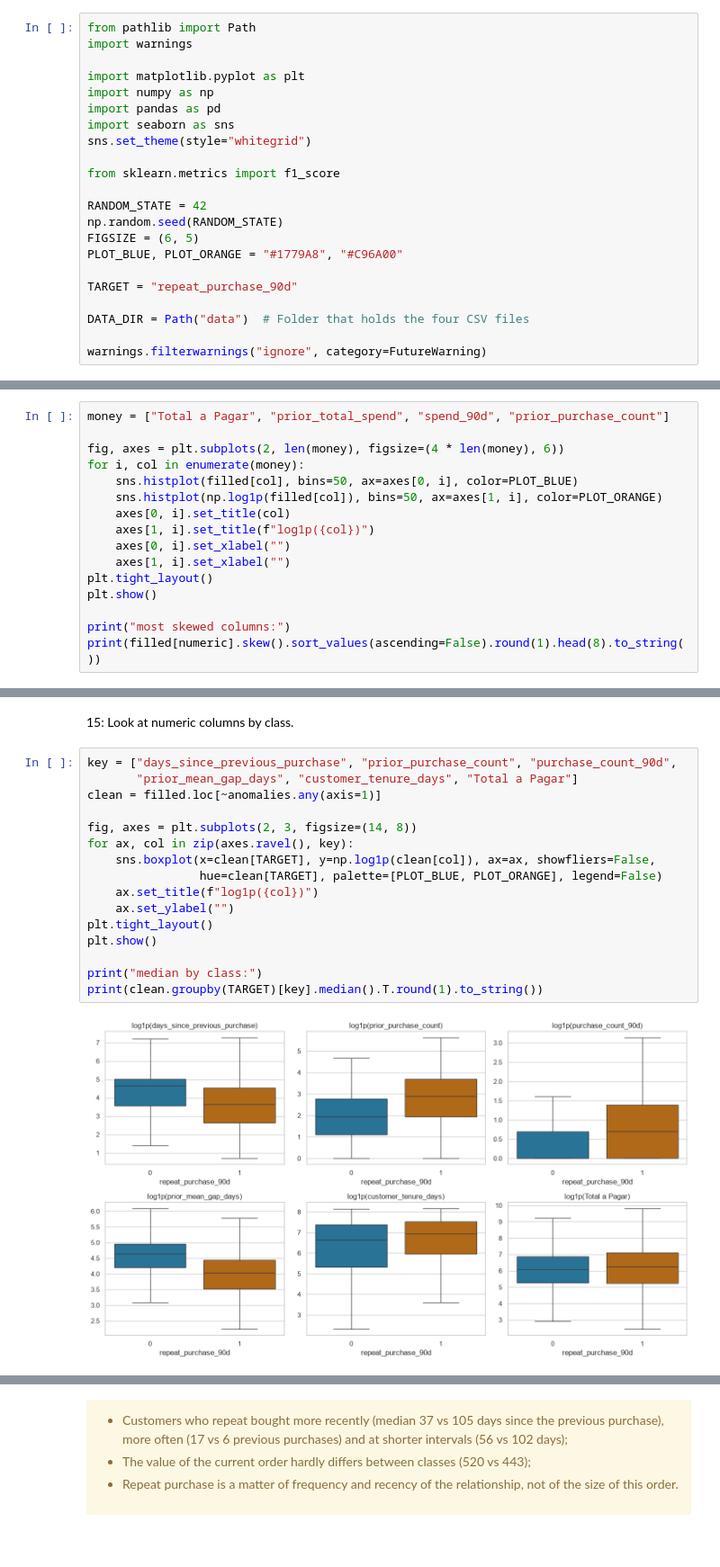
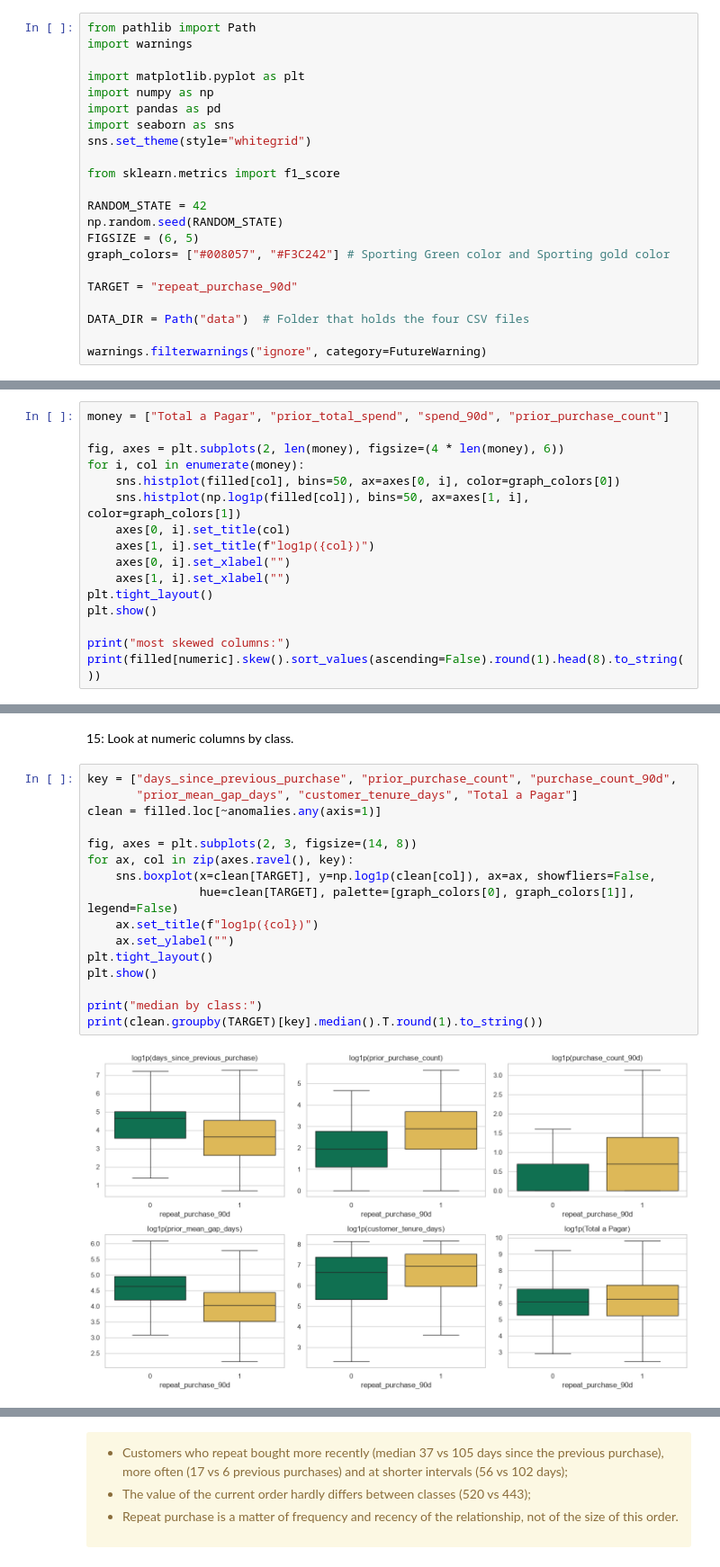
Before and after one commit to jfmenezes/Projeto-Machine-Learning, a Jupyter notebook: Notebook/Homework_Group34.ipynb, the cells around one changed output, grey strips where cells are left out. Shown at 90% size. Cells and saved outputs as stored; diff of their text form.

```diff
--- a/Notebook/Homework_Group34.ipynb
+++ b/Notebook/Homework_Group34.ipynb
@@ -30,7 +30,7 @@ from sklearn.metrics import f1_score
 RANDOM_STATE = 42
 np.random.seed(RANDOM_STATE)
 FIGSIZE = (6, 5)
-PLOT_BLUE, PLOT_ORANGE = "#1779A8", "#C96A00"
+graph_colors= ["#008057", "#F3C242"] # Sporting Green color and Sporting gold color
 
 TARGET = "repeat_purchase_90d"
 
@@ -508,8 +508,8 @@ money = ["Total a Pagar", "prior_total_spend", "spend_90d", "prior_purchase_coun
 
 fig, axes = plt.subplots(2, len(money), figsize=(4 * len(money), 6))
 for i, col in enumerate(money):
-    sns.histplot(filled[col], bins=50, ax=axes[0, i], color=PLOT_BLUE)
-    sns.histplot(np.log1p(filled[col]), bins=50, ax=axes[1, i], color=PLOT_ORANGE)
+    sns.histplot(filled[col], bins=50, ax=axes[0, i], color=graph_colors[0])
+    sns.histplot(np.log1p(filled[col]), bins=50, ax=axes[1, i], color=graph_colors[1])
     axes[0, i].set_title(col)
     axes[1, i].set_title(f"log1p({col})")
     axes[0, i].set_xlabel("")
@@ -580,21 +580,21 @@ Ctrl Z Series 1  1828        0.561
 # %%
 key = ["days_since_previous_purchase", "prior_purchase_count", "purchase_count_90d",
        "prior_mean_gap_days", "customer_tenure_days", "Total a Pagar"]
 clean = filled.loc[~anomalies.any(axis=1)]
 
 fig, axes = plt.subplots(2, 3, figsize=(14, 8))
 for ax, col in zip(axes.ravel(), key):
     sns.boxplot(x=clean[TARGET], y=np.log1p(clean[col]), ax=ax, showfliers=False,
-                hue=clean[TARGET], palette=[PLOT_BLUE, PLOT_ORANGE], legend=False)
+                hue=clean[TARGET], palette=[graph_colors[0], graph_colors[1]], legend=False)
     ax.set_title(f"log1p({col})")
     ax.set_ylabel("")
 plt.tight_layout()
 plt.show()
 
 print("median by class:")
 print(clean.groupby(TARGET)[key].median().T.round(1).to_string())
 # %% [output]
-[figure, old version]
+[figure, new version]
 median by class:
 repeat_purchase_90d               0       1
 days_since_previous_purchase  105.0    37.0
```
Also changed, not shown: parts of 4 cells of this notebook.
